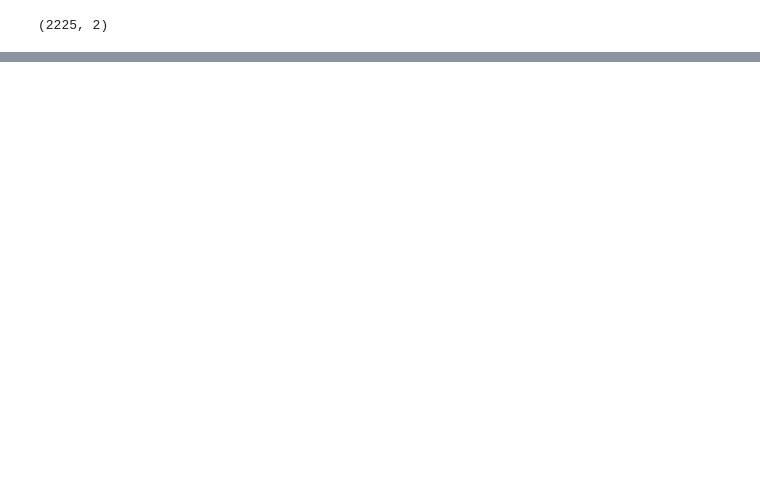
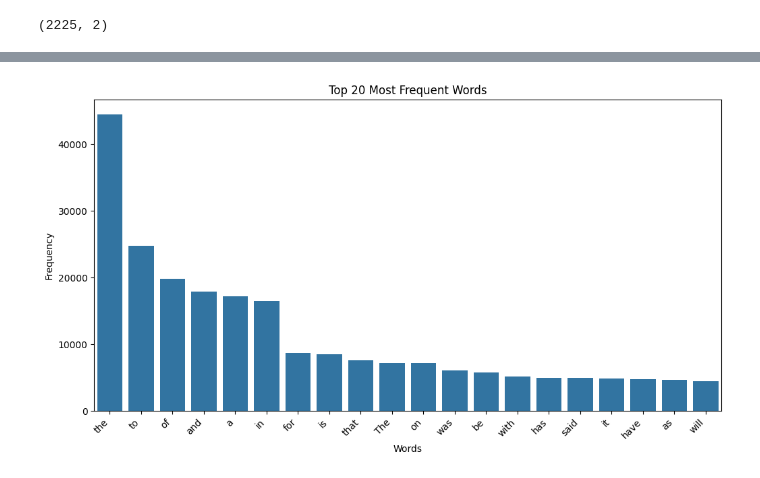
Before and after one commit to pablillo77/nlp_and_deep_learning, a Jupyter notebook: DS_NLP_DeepLearning_Final_Pablo_Giménez.ipynb, the cells around one changed output, grey strips where cells are left out. Cells and saved outputs as stored; diff of their text form; code cells hidden in the pictures; blank space fills up the shorter version.

```diff
--- a/DS_NLP_DeepLearning_Final_Pablo_Giménez.ipynb
+++ b/DS_NLP_DeepLearning_Final_Pablo_Giménez.ipynb
@@ -83,0 +134,22 @@ df.sample(2)
+# %%
+# prompt: count plot of the top 20 most frequent words in df[text] without removing stopwords, nor converting to lowercase, nor removing punctuation, raw as it is
+
+from collections import Counter
+
+# Assuming 'df' and 'text' column exist as in the provided code
+word_counts = Counter(" ".join(df['text']).split())
+top_20_words = word_counts.most_common(20)
+
+# Extract words and counts for plotting
+words, counts = zip(*top_20_words)
+
+# Create the countplot
+plt.figure(figsize=(12, 6))
+sns.barplot(x=list(words), y=list(counts))
+plt.xticks(rotation=45, ha='right')  # Rotate x-axis labels for readability
+plt.xlabel('Words')
+plt.ylabel('Frequency')
+plt.title('Top 20 Most Frequent Words')
+plt.show()
+# %% [output]
+[figure, added]
```
Also changed, not shown: parts of 10 cells of this notebook.
